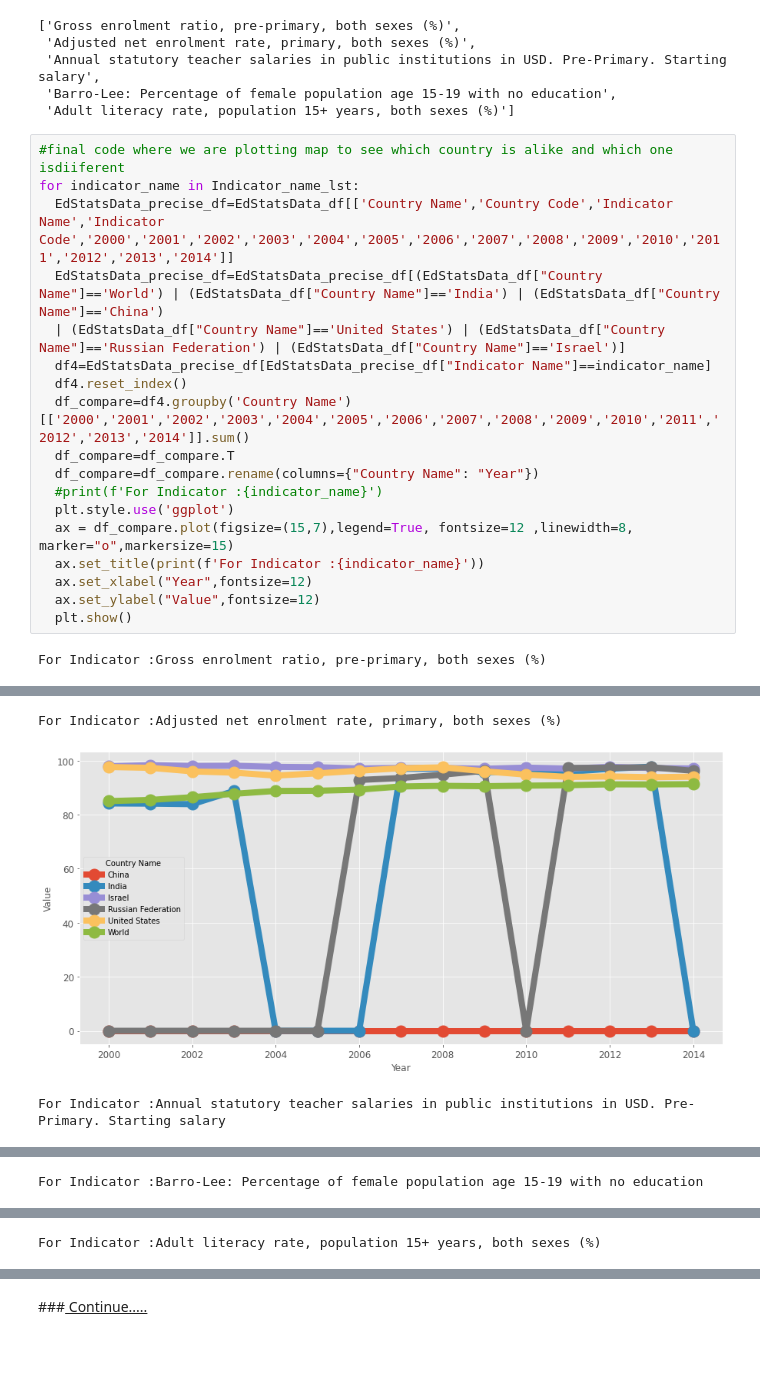
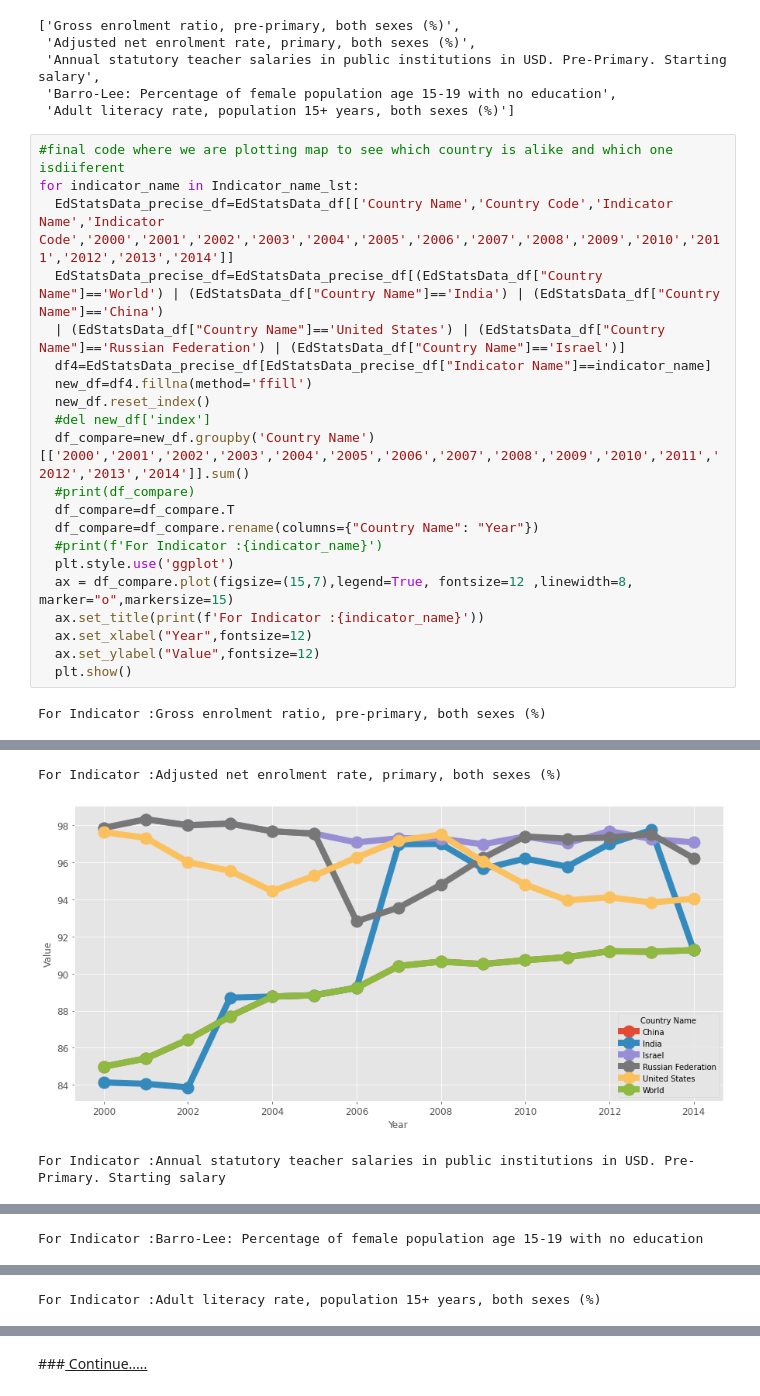
Before and after one commit to TheAIFellow/World_Bank_Education_Stats, a Jupyter notebook: Dilavar_Singh_Team_7_Capstone_Project.ipynb, the cells around one changed output, grey strips where cells are left out. Drawn from its saved outputs; the diff is of its cells as text; blank space fills up the shorter version.

```diff
--- a/Dilavar_Singh_Team_7_Capstone_Project.ipynb
+++ b/Dilavar_Singh_Team_7_Capstone_Project.ipynb
@@ -238,8 +238,11 @@ for indicator_name in Indicator_name_lst:
   EdStatsData_precise_df=EdStatsData_precise_df[(EdStatsData_df["Country Name"]=='World') | (EdStatsData_df["Country Name"]=='India') | (EdStatsData_df["Country Name"]=='China')
   | (EdStatsData_df["Country Name"]=='United States') | (EdStatsData_df["Country Name"]=='Russian Federation') | (EdStatsData_df["Country Name"]=='Israel')]
   df4=EdStatsData_precise_df[EdStatsData_precise_df["Indicator Name"]==indicator_name]
-  df4.reset_index()
-  df_compare=df4.groupby('Country Name')[['2000','2001','2002','2003','2004','2005','2006','2007','2008','2009','2010','2011','2012','2013','2014']].sum()
+  new_df=df4.fillna(method='ffill')
+  new_df.reset_index()
+  #del new_df['index']
+  df_compare=new_df.groupby('Country Name')[['2000','2001','2002','2003','2004','2005','2006','2007','2008','2009','2010','2011','2012','2013','2014']].sum()
+  #print(df_compare)
   df_compare=df_compare.T
   df_compare=df_compare.rename(columns={"Country Name": "Year"})
   #print(f'For Indicator :{indicator_name}')
@@ -255,3 +258,3 @@ For Indicator :Gross enrolment ratio, pre-primary, both sexes (%)
 For Indicator :Adjusted net enrolment rate, primary, both sexes (%)
-[figure, old version]
+[figure, new version]
 For Indicator :Annual statutory teacher salaries in public institutions in USD. Pre-Primary. Starting salary
```
Also changed, not shown: parts of 2 cells of this notebook.
